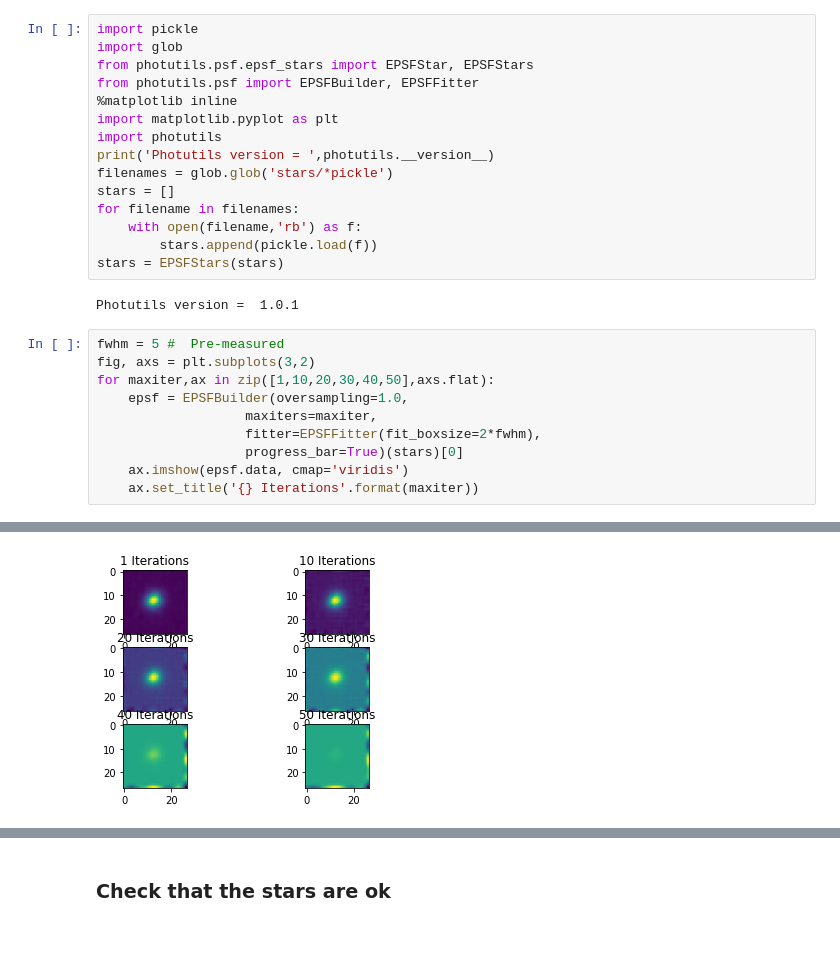
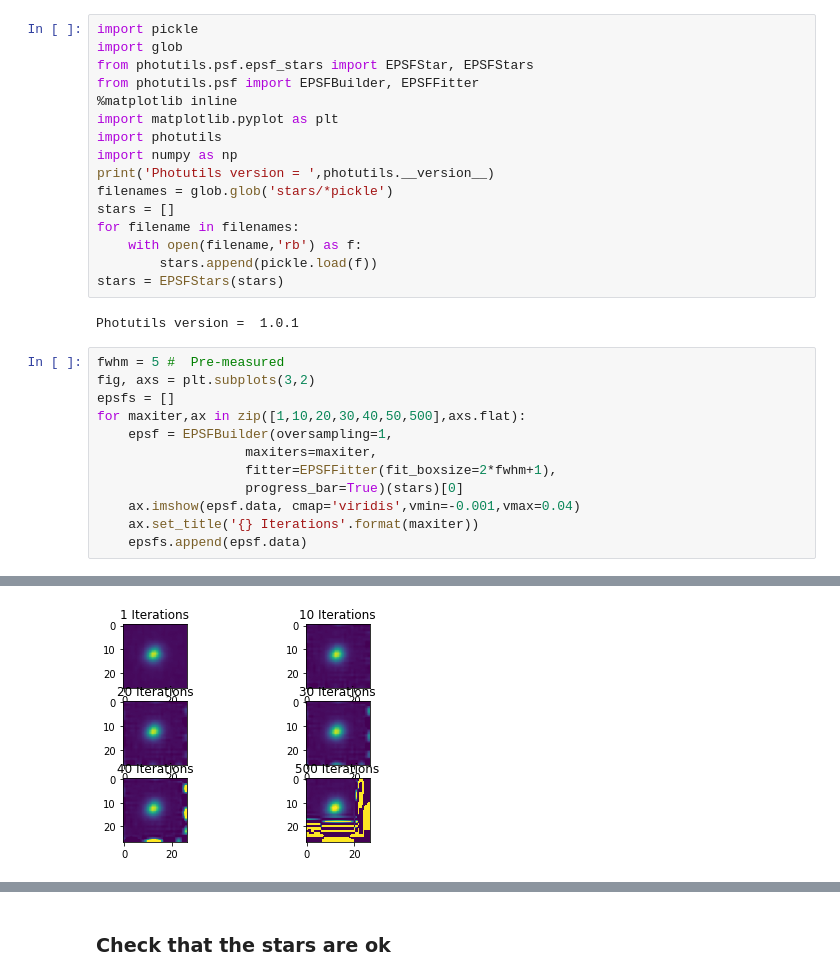
Before and after one commit to emirkmo/photutils_diverging_epsf, a Jupyter notebook: EPSF_Builder_error.ipynb, the cells around one changed output, grey strips where cells are left out. Saved outputs shown, nothing was run; the diff lists cells and outputs as text; blank space fills up the shorter version.

```diff
--- a/EPSF_Builder_error.ipynb
+++ b/EPSF_Builder_error.ipynb
@@ -6,6 +6,7 @@ from photutils.psf import EPSFBuilder, EPSFFitter
 %matplotlib inline
 import matplotlib.pyplot as plt
 import photutils
+import numpy as np
 print('Photutils version = ',photutils.__version__)
 filenames = glob.glob('stars/*pickle')
 stars = []
@@ -18,11 +19,13 @@ Photutils version =  1.0.1
 # %%
 fwhm = 5 #  Pre-measured
 fig, axs = plt.subplots(3,2)
-for maxiter,ax in zip([1,10,20,30,40,50],axs.flat):
-    epsf = EPSFBuilder(oversampling=1.0,
+epsfs = []
+for maxiter,ax in zip([1,10,20,30,40,50,500],axs.flat):
+    epsf = EPSFBuilder(oversampling=1,
                    maxiters=maxiter,
-                   fitter=EPSFFitter(fit_boxsize=2*fwhm),
+                   fitter=EPSFFitter(fit_boxsize=2*fwhm+1),
                    progress_bar=True)(stars)[0]
-    ax.imshow(epsf.data, cmap='viridis')
+    ax.imshow(epsf.data, cmap='viridis',vmin=-0.001,vmax=0.04)
     ax.set_title('{} Iterations'.format(maxiter))
+    epsfs.append(epsf.data)
 # %% [output]
@@ -30 +33 @@ PROGRESS: iteration 50 (of max 50) [0.1 s/iter]
-[figure, old version]
+[figure, new version]
```
Also changed, not shown: parts of 2 cells of this notebook.
